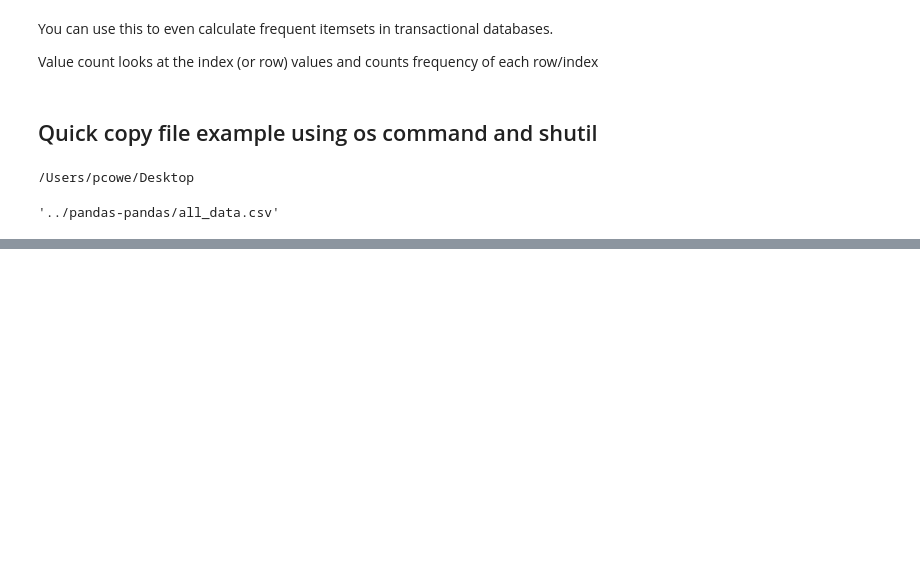
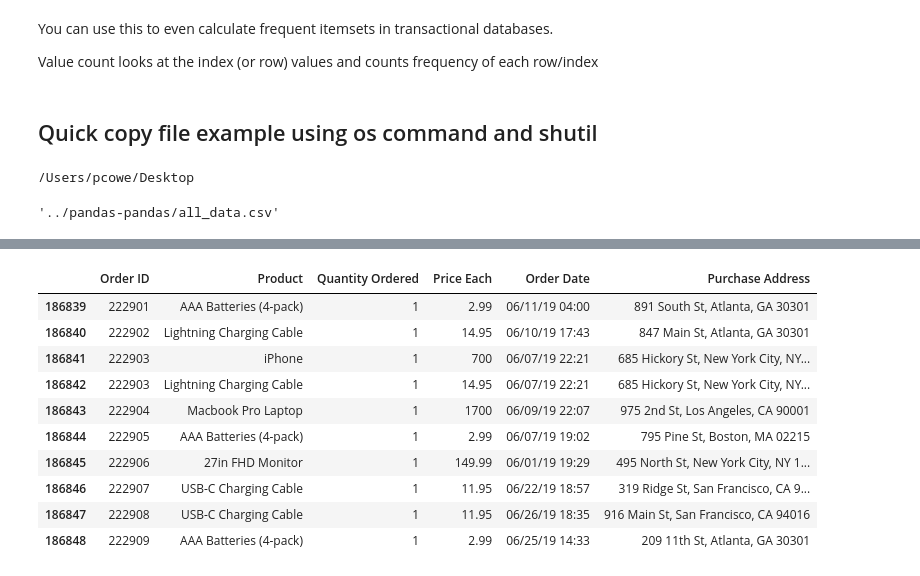
Before and after one commit to paulowe/matrix-averages, a Jupyter notebook: pandas-getting-started.ipynb, the cells around one changed output, grey strips where cells are left out. Saved outputs shown, nothing was run; the diff lists cells and outputs as text; code cells hidden in the pictures; blank space fills up the shorter version.

```diff
--- a/pandas-getting-started.ipynb
+++ b/pandas-getting-started.ipynb
@@ -308,0 +318,3 @@ copyfile('all_data.csv', '../pandas-pandas/all_data.csv')
+# %%
+sales = pd.read_csv("all_data.csv")
+sales.head(8)
@@ -308,0 +331,14 @@ copyfile('all_data.csv', '../pandas-pandas/all_data.csv')
+# %%
+sales.tail(10)
+# %% [output]
+|  | Order ID | Product | Quantity Ordered | Price Each | Order Date | Purchase Address |
+| 186839 | 222901 | AAA Batteries (4-pack) | 1 | 2.99 | 06/11/19 04:00 | 891 South St, Atlanta, GA 30301 |
+| 186840 | 222902 | Lightning Charging Cable | 1 | 14.95 | 06/10/19 17:43 | 847 Main St, Atlanta, GA 30301 |
+| 186841 | 222903 | iPhone | 1 | 700 | 06/07/19 22:21 | 685 Hickory St, New York City, NY... |
+| 186842 | 222903 | Lightning Charging Cable | 1 | 14.95 | 06/07/19 22:21 | 685 Hickory St, New York City, NY... |
+| 186843 | 222904 | Macbook Pro Laptop | 1 | 1700 | 06/09/19 22:07 | 975 2nd St, Los Angeles, CA 90001 |
+| 186844 | 222905 | AAA Batteries (4-pack) | 1 | 2.99 | 06/07/19 19:02 | 795 Pine St, Boston, MA 02215 |
+| 186845 | 222906 | 27in FHD Monitor | 1 | 149.99 | 06/01/19 19:29 | 495 North St, New York City, NY 1... |
+| 186846 | 222907 | USB-C Charging Cable | 1 | 11.95 | 06/22/19 18:57 | 319 Ridge St, San Francisco, CA 9... |
+| 186847 | 222908 | USB-C Charging Cable | 1 | 11.95 | 06/26/19 18:35 | 916 Main St, San Francisco, CA 94016 |
+| 186848 | 222909 | AAA Batteries (4-pack) | 1 | 2.99 | 06/25/19 14:33 | 209 11th St, Atlanta, GA 30301 |
```
Also changed, not shown: parts of 7 cells of this notebook.
